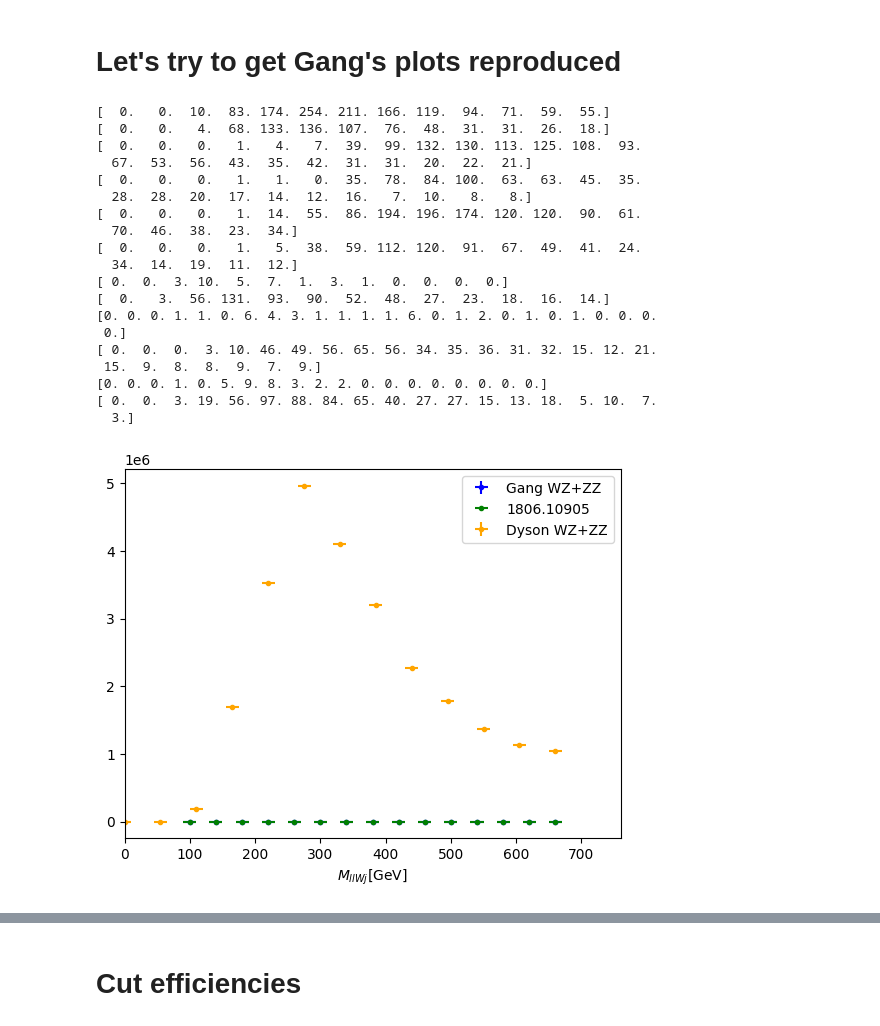
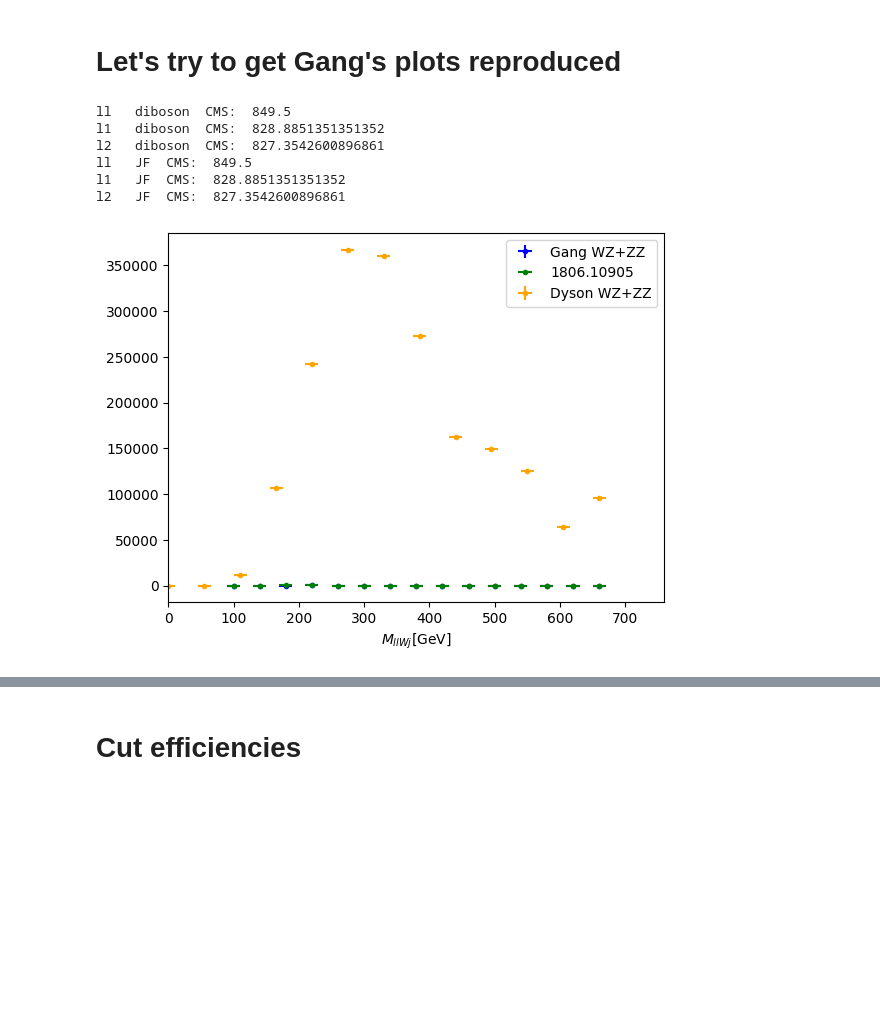
Before and after one commit to dysontk/LFVLNV, a Jupyter notebook: AnalysisAndSuch/Histos.ipynb, the cells around one changed output, grey strips where cells are left out. Saved outputs shown, nothing was run; the diff lists cells and outputs as text; code cells hidden in the pictures; blank space fills up the shorter version.

Commit message:
w3j to 60k, genmany error fix. idk something bout histos

```diff
--- a/AnalysisAndSuch/Histos.ipynb
+++ b/AnalysisAndSuch/Histos.ipynb
@@ -63,22 +63,24 @@ def file_path_formatting(inDir, tag, dtp, is_dib):
 
 def my_scaling(eventType):
     Lumin = 35.9e3
-    JF_eff = 1
-    eff_dict = {'ttbar': {'sigmaLO': 63.83, 'events': (204_320, 1), 'sigmaNLO': 888, 'Br':17.756*JF_eff},
-                'W3j': {'sigmaLO': 380.8, 'events': (209_675, 98), 'sigmaNLO': 50.0, 'Br':21.34*JF_eff},
-                'WZ2j': {'sigmaLO': 24.61, 'events': (212_215, 225), 'sigmaNLO':55.2, 'Br':1.436},
-                'ZZ2j': {'sigmaLO': 35.19, 'events': (213_388, 131), 'sigmaNLO':16.8, 'Br':0.453}}
+    fakerate = 8e-8
+    eff_dict = {'ttbar': {'sigmaLO': 63.83, 'events': (204_320, 1), 'sigmaNLO': 888, 'Br':17.756*fakerate},
+                'W3j': {'sigmaLO': 380.8, 'events': (209_675, 250), 'sigmaNLO': 50.0, 'Br':21.34*fakerate},
+                'WZ2j': {'sigmaLO': 24.61, 'events': (212_215, 414), 'sigmaNLO':55.2, 'Br':1.436},
+                'ZZ2j': {'sigmaLO': 35.19, 'events': (213_388, 286), 'sigmaNLO':16.8, 'Br':0.453}}
 
     # JF_extra = 10e-3 if mu_allowed else 1
     # DB_extra = 10e-3 if mu_allowed else 2.6
     # adhocExtra = JF_extra if eventType=='ttbar' or eventType == 'W3j' else DB_extra
     adhocExtra = 1
     ratio = "{:e}".format(eff_dict[eventType]['events'][1]/eff_dict[eventType]['events'][0])
-    # print(eventType, ratio)
+    # print(eventType, "eff ratio ", ratio)
+    # print(eventType, " ")
     # print(mu_allowed)
     # print("JF", JF_extra)
     # print('diboson', DB_extra)
-    return 35.9e3 * eff_dict[eventType]['sigmaNLO'] * eff_dict[eventType]['events'][1]/eff_dict[eventType]['events'][0] * adhocExtra
+
+    return 35.9e3 * eff_dict[eventType]['sigmaNLO'] * eff_dict[eventType]['events'][1]/eff_dict[eventType]['events'][0] * adhocExtra * eff_dict[eventType]['Br']
     # return 1
 # %%
 path_to_Gang = '/Users/dysonk/Work/Gang_analysis/'
@@ -121,7 +123,7 @@ GangdatGroups = {'diboson': ['WZ', 'ZZ'], 'JF': ['ttbarJF', 'W3j']}
 MydatGroups = {'diboson': ['WZ2j', 'ZZ2j'], 'JF': ['ttbar', 'W3j']}
 gang_paths = {'diboson':'prompt_NR_highSR1/',
               'JF': 'jetfake_NR_highSR1/'}
-my_start_dir = f'/Users/dysonk/Work/Good comparisons/{'muAnde' if mu_allowed else 'just_ee'}/AnalysisOutput/'
+my_start_dir = f'/Users/dysonk/Work/Good comparisons/GangOrder/{'muAnde' if mu_allowed else 'just_ee'}/AnalysisOutput/'
 my_FileTags = {'ll': 'Mass_2jW2l',
                'l1': 'Mass_2jW1l0',
                'l2': 'Mass_2jW1l1'}
@@ -145,51 +147,39 @@ for dg in GangdatGroups:
         GangFileNames = {dtyp: file_path_formatting(init_dir, GangFileTags[htyp], dtyp, is_dibson) for dtyp in dattypes}
         # print(GangFileNames)
         datas = {dtyp: get_data(GangFileNames[dtyp]) for dtyp in dattypes}
         efficiencies = {dtyp: file_path_formatting(init_dir, GangFileTags[htyp], dtyp, is_dibson) for dtyp in dattypes}
         theseMasses = to_plot(datas, efficiencies, dg)
         Mass_range = get_data(GangFileNames[GangdatGroups[dg][0]], importantColumn=0)
         axes.set_xlabel(plotTitles[htyp]+'[GeV]')
         axes.errorbar(Mass_range, theseMasses, xerr=10, yerr=(theseMasses)**(1/2), label = 'Gang '+plot_lc[dg]['label'], color=plot_lc[dg]['color'], fmt='.')
 
 
         CMS_to_plot = get_data(init_dir+CMSFileTags[htyp]+'3.dat') - get_data(init_dir+CMSFileTags[htyp]+'1.dat')
         CMS_nEvents = np.sum(CMS_to_plot)
         # axes.scatter(CMS_linspaces[htyp], CMS_to_plot, label='1806.10905', color=plot_lc[dg]['CMScolor'])
         axes.errorbar(CMS_linspaces[htyp], CMS_to_plot, xerr = 10, label='1806.10905', color=plot_lc[dg]['CMScolor'], fmt='.')
         myData = {}
         my_y = np.zeros(50)
         myDataPlot = 0
         for dt in MydatGroups[dg]:
             myData.update({dt:combineHistos.get_data(dt, my_FileTags[htyp], my_start_dir)})
         # print(myData[0]['bounds'])
             my_y = np.linspace(myData[dt]['bounds'][0], myData[dt]['bounds'][1], len(myData[dt]['data']))
             # (1.3*2.3 if dg=='diboson' else 0.625) *
             myDataPlot = my_scaling(dt) * myData[dt]['data'] if type(myDataPlot)==int else myDataPlot + my_scaling(dt) * myData[dt]['data']
             # print(myDataPlot)
         # if dg == 'diboson':
-        myDataPlot = myDataPlot * CMS_nEvents
+        print(htyp, " ", dg, " CMS: ", CMS_nEvents)
+        myDataPlot = myDataPlot #* CMS_nEvents
         plt.errorbar(my_y,  myDataPlot, xerr=10, yerr=(myDataPlot)**(1/2), label=f'Dyson {plot_lc[dg]['label']}', color = 'orange', fmt='.')
 
         axes.set_xlim(0, CMS_linspaces[htyp][-1]+100)
         axes.legend()
 # %% [output]
-[  0.   0.  10.  83. 174. 254. 211. 166. 119.  94.  71.  59.  55.]
-[  0.   0.   4.  68. 133. 136. 107.  76.  48.  31.  31.  26.  18.]
-[  0.   0.   0.   1.   4.   7.  39.  99. 132. 130. 113. 125. 108.  93.
-  67.  53.  56.  43.  35.  42.  31.  31.  20.  22.  21.]
-[  0.   0.   0.   1.   1.   0.  35.  78.  84. 100.  63.  63.  45.  35.
-  28.  28.  20.  17.  14.  12.  16.   7.  10.   8.   8.]
-[  0.   0.   0.   1.  14.  55.  86. 194. 196. 174. 120. 120.  90.  61.
-  70.  46.  38.  23.  34.]
-[  0.   0.   0.   1.   5.  38.  59. 112. 120.  91.  67.  49.  41.  24.
-  34.  14.  19.  11.  12.]
-[ 0.  0.  3. 10.  5.  7.  1.  3.  1.  0.  0.  0.  0.]
-[  0.   3.  56. 131.  93.  90.  52.  48.  27.  23.  18.  16.  14.]
-[0. 0. 0. 1. 1. 0. 6. 4. 3. 1. 1. 1. 1. 6. 0. 1. 2. 0. 1. 0. 1. 0. 0. 0.
- 0.]
-[ 0.  0.  0.  3. 10. 46. 49. 56. 65. 56. 34. 35. 36. 31. 32. 15. 12. 21.
- 15.  9.  8.  8.  9.  7.  9.]
-[0. 0. 0. 1. 0. 5. 9. 8. 3. 2. 2. 0. 0. 0. 0. 0. 0. 0. 0.]
-[ 0.  0.  3. 19. 56. 97. 88. 84. 65. 40. 27. 27. 15. 13. 18.  5. 10.  7.
-  3.]
+ll   diboson  CMS:  849.5
+l1   diboson  CMS:  828.8851351351352
+l2   diboson  CMS:  827.3542600896861
+ll   JF  CMS:  849.5
+l1   JF  CMS:  828.8851351351352
+l2   JF  CMS:  827.3542600896861
-[figure, old version]
+[figure, new version]
```
Also changed, not shown: parts of 12 cells of this notebook, 2 other files.
